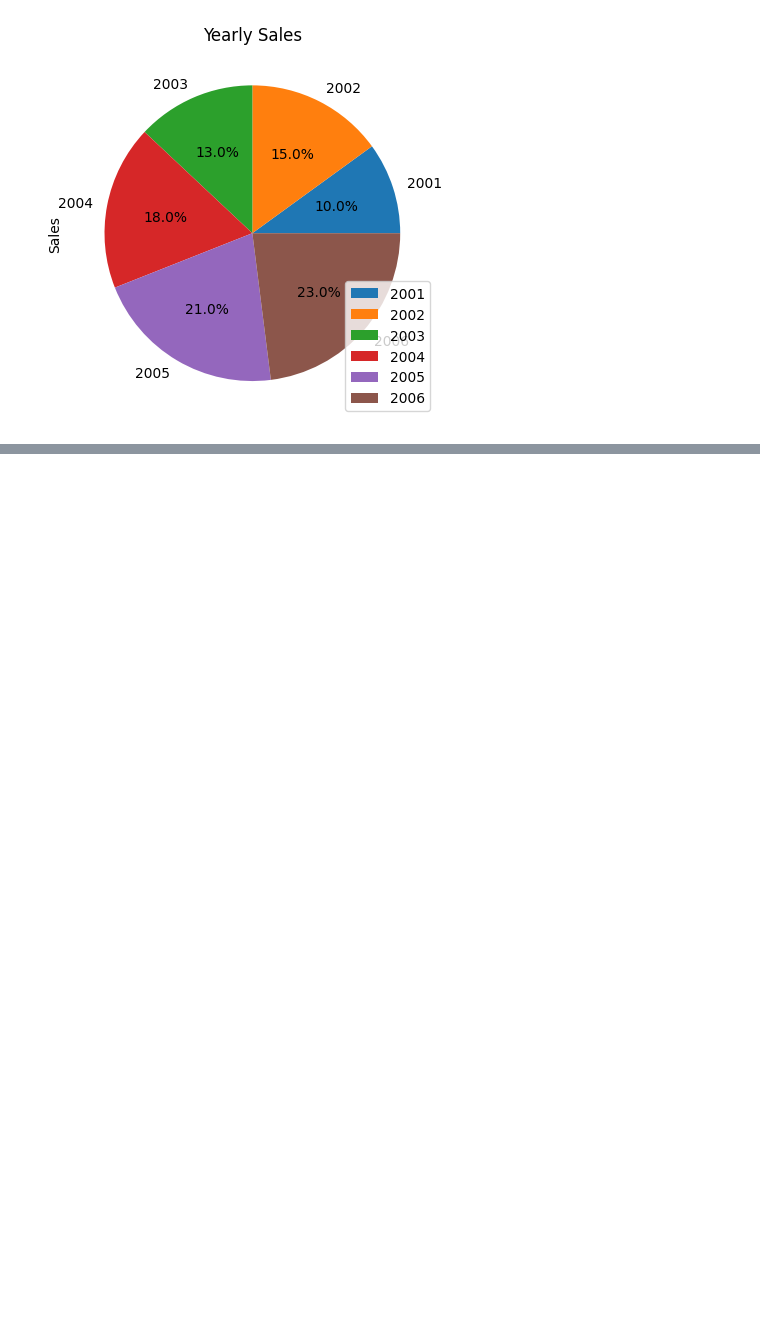
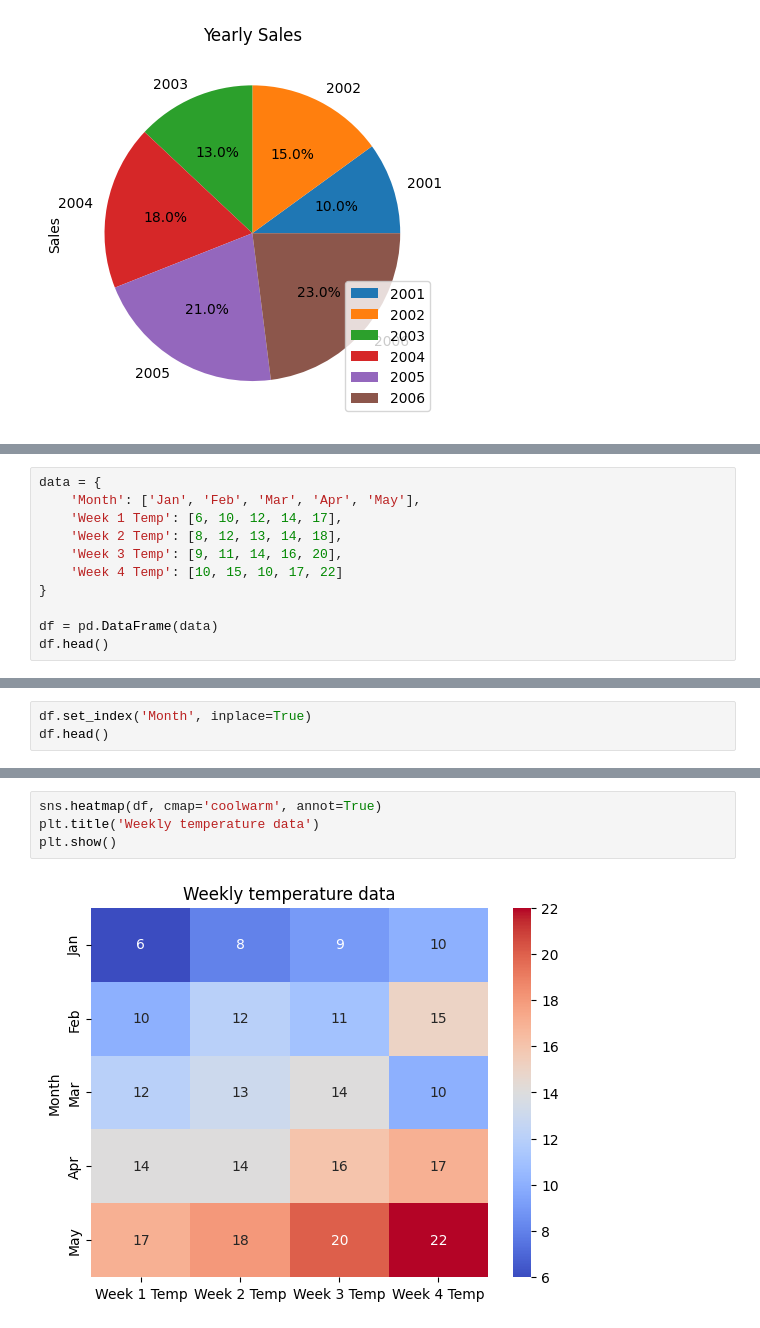
Before and after one commit to Wavevladimir/-, a Jupyter notebook: Matlotlib/Matplotlib Examples .ipynb, the cells around one changed output, grey strips where cells are left out. Drawn from its saved outputs; the diff is of its cells as text; blank space fills up the shorter version.

```diff
--- a/Matlotlib/Matplotlib Examples .ipynb
+++ b/Matlotlib/Matplotlib Examples .ipynb
@@ -97,0 +152,11 @@ plt.show()
+# %%
+data = {
+    'Month': ['Jan', 'Feb', 'Mar', 'Apr', 'May'],
+    'Week 1 Temp': [6, 10, 12, 14, 17],
+    'Week 2 Temp': [8, 12, 13, 14, 18],
+    'Week 3 Temp': [9, 11, 14, 16, 20],
+    'Week 4 Temp': [10, 15, 10, 17, 22]
+}
+
+df = pd.DataFrame(data)
+df.head()
@@ -97,0 +170,3 @@ plt.show()
+# %%
+df.set_index('Month', inplace=True)
+df.head()
@@ -97,0 +181,6 @@ plt.show()
+# %%
+sns.heatmap(df, cmap='coolwarm', annot=True)
+plt.title('Weekly temperature data')
+plt.show()
+# %% [output]
+[figure, added]
```
Also changed, not shown: parts of 7 cells of this notebook, 2 other files.
